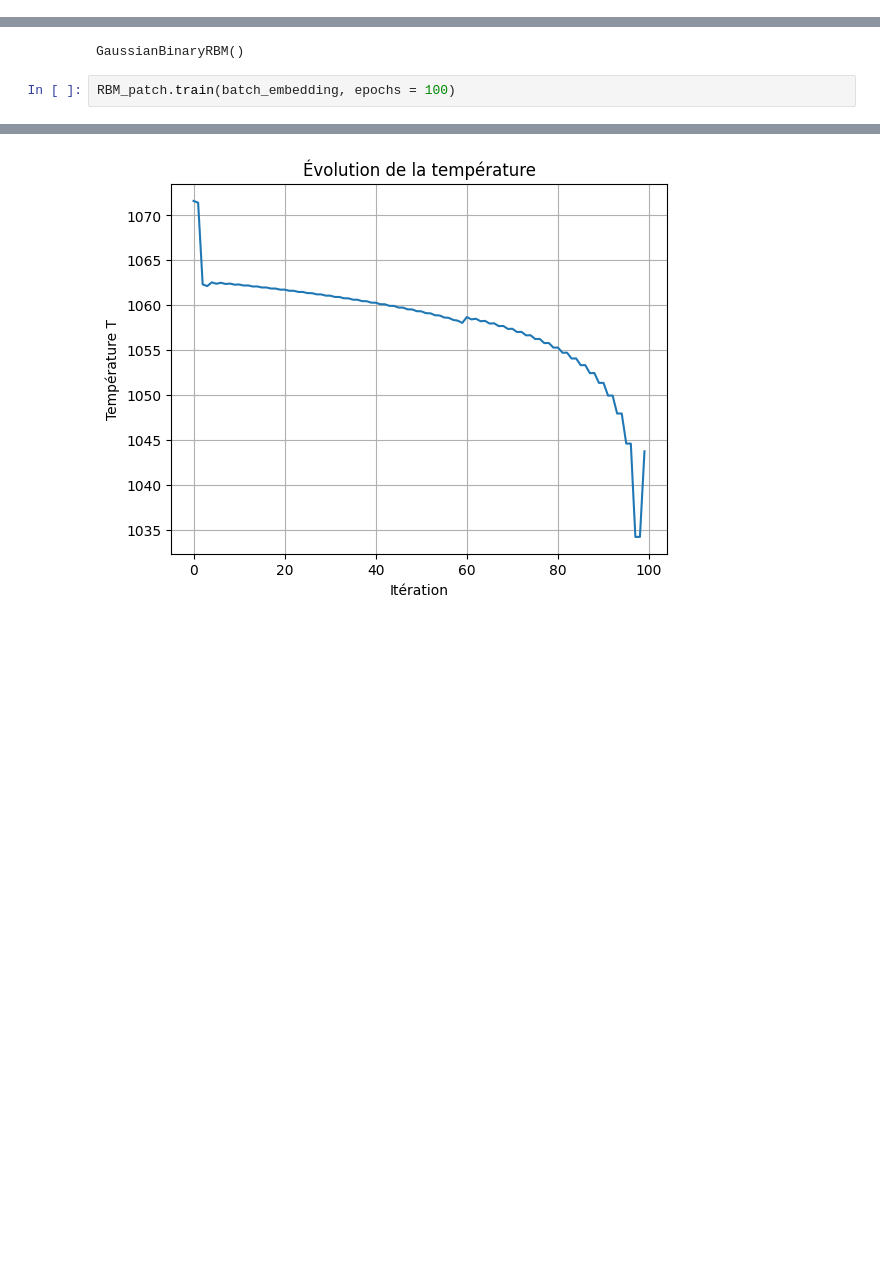
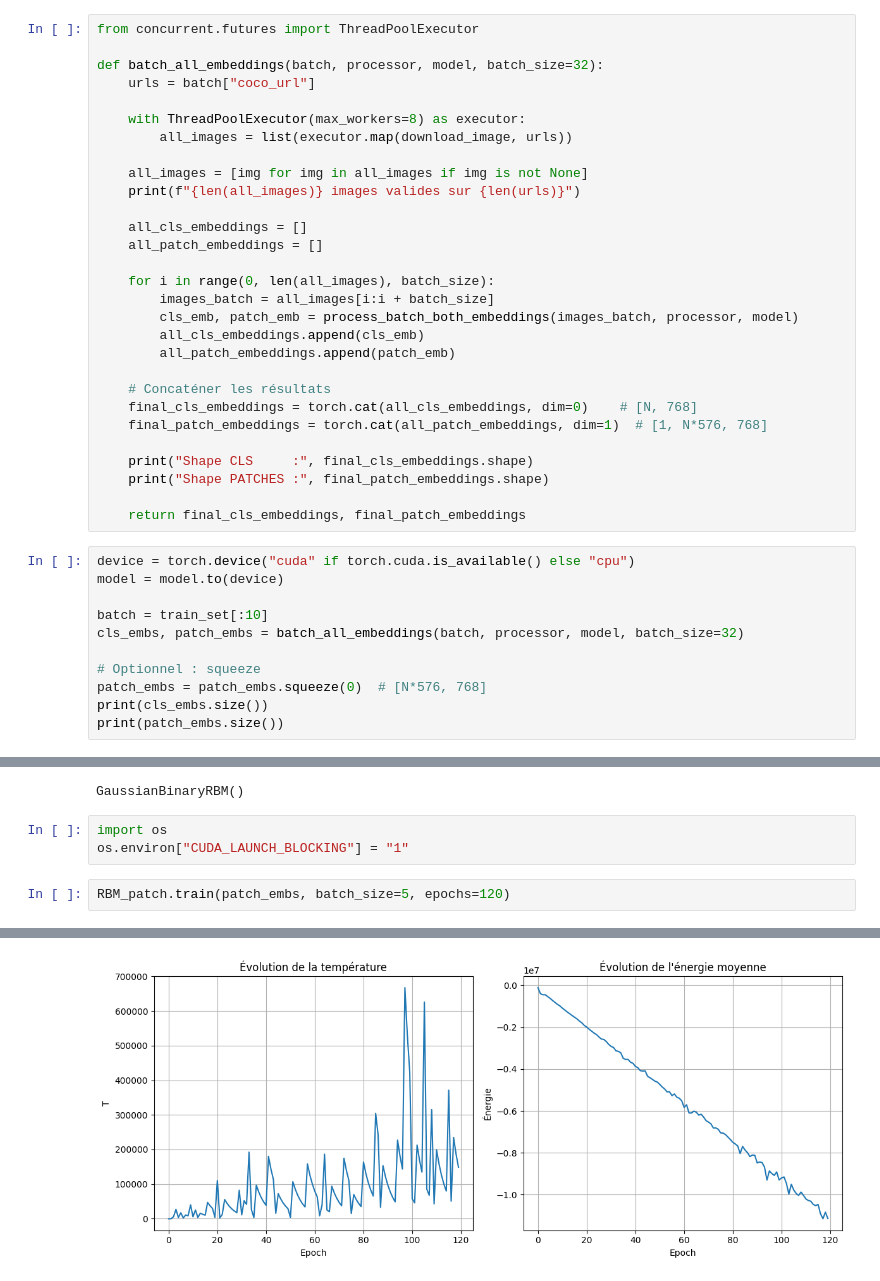
Before and after one commit to Faj1223/BLIP-RBM, a Jupyter notebook: notebooks/test_BLIP.ipynb, the cells around one changed output, grey strips where cells are left out. Cells and saved outputs as stored; diff of their text form; blank space fills up the shorter version.

```diff
--- a/notebooks/test_BLIP.ipynb
+++ b/notebooks/test_BLIP.ipynb
@@ -500,0 +449,40 @@ torch.Size([100, 768])
+# %%
+from concurrent.futures import ThreadPoolExecutor
+
+def batch_all_embeddings(batch, processor, model, batch_size=32):
+    urls = batch["coco_url"]
+
+    with ThreadPoolExecutor(max_workers=8) as executor:
+        all_images = list(executor.map(download_image, urls))
+
+    all_images = [img for img in all_images if img is not None]
+    print(f"{len(all_images)} images valides sur {len(urls)}")
+
+    all_cls_embeddings = []
+    all_patch_embeddings = []
+
+    for i in range(0, len(all_images), batch_size):
+        images_batch = all_images[i:i + batch_size]
+        cls_emb, patch_emb = process_batch_both_embeddings(images_batch, processor, model)
+        all_cls_embeddings.append(cls_emb)
+        all_patch_embeddings.append(patch_emb)
+
+    # Concaténer les résultats
+    final_cls_embeddings = torch.cat(all_cls_embeddings, dim=0)    # [N, 768]
+    final_patch_embeddings = torch.cat(all_patch_embeddings, dim=1)  # [1, N*576, 768]
+
+    print("Shape CLS     :", final_cls_embeddings.shape)
+    print("Shape PATCHES :", final_patch_embeddings.shape)
+
+    return final_cls_embeddings, final_patch_embeddings
+# %%
+device = torch.device("cuda" if torch.cuda.is_available() else "cpu")
+model = model.to(device)
+
+batch = train_set[:10]
+cls_embs, patch_embs = batch_all_embeddings(batch, processor, model, batch_size=32)
+
+# Optionnel : squeeze
+patch_embs = patch_embs.squeeze(0)  # [N*576, 768]
+print(cls_embs.size())
+print(patch_embs.size())
@@ -510,6 +504,9 @@ RBM_cls =  rbm.GaussianBinaryRBM(visible_dim, hidden_dim, sigma)
 print(RBM_patch)
 # %% [output]
 GaussianBinaryRBM()
+# %%
+import os
+os.environ["CUDA_LAUNCH_BLOCKING"] = "1"
 # %%
-RBM_patch.train(batch_embedding, epochs = 100)
+RBM_patch.train(patch_embs, batch_size=5, epochs=120)
 # %% [output]
@@ -519 +530 @@ Epoch 100/100 - Température actuelle : 1043.7521
-[figure, old version]
+[figure, new version]
```
Also changed, not shown: parts of 19 cells of this notebook.
